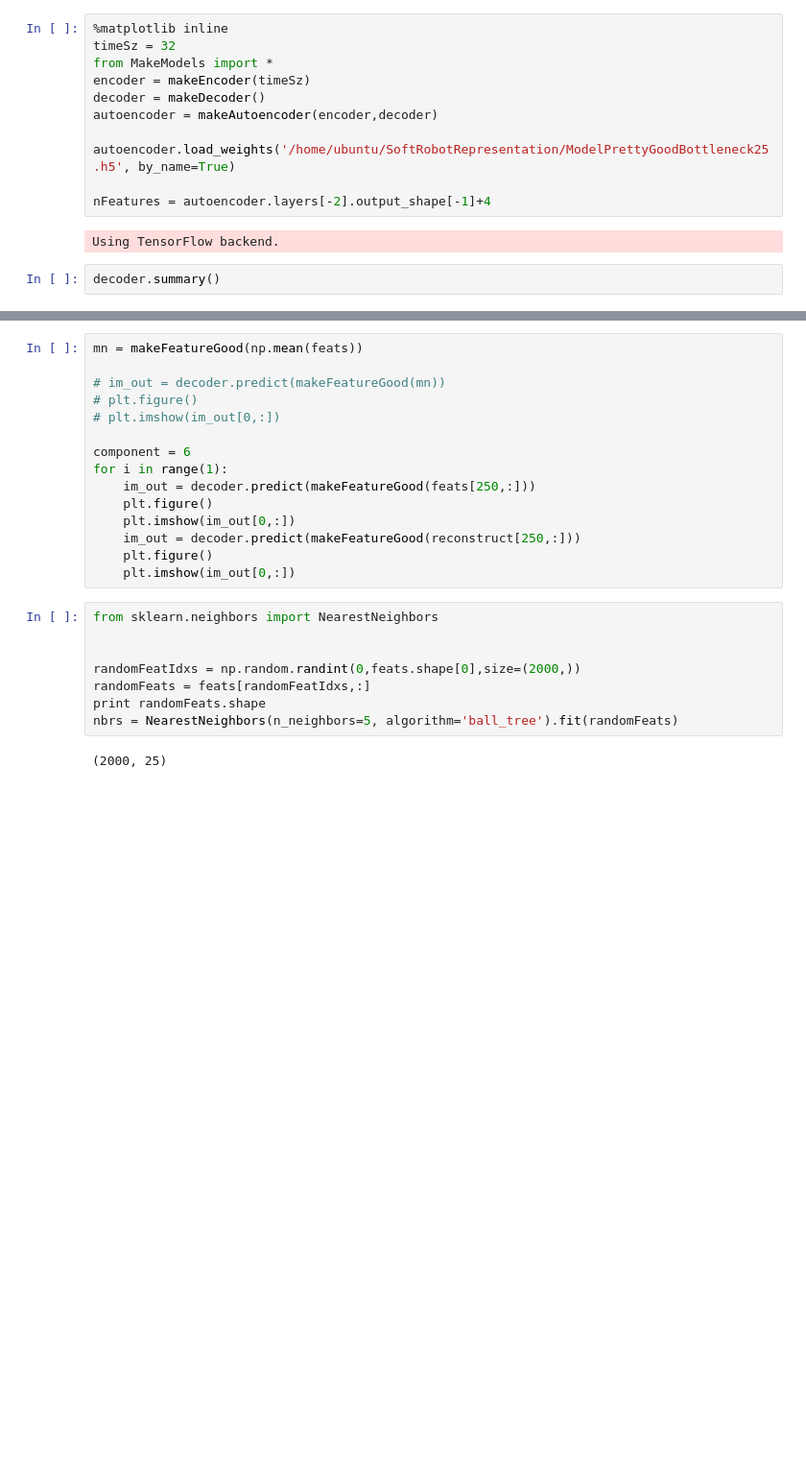
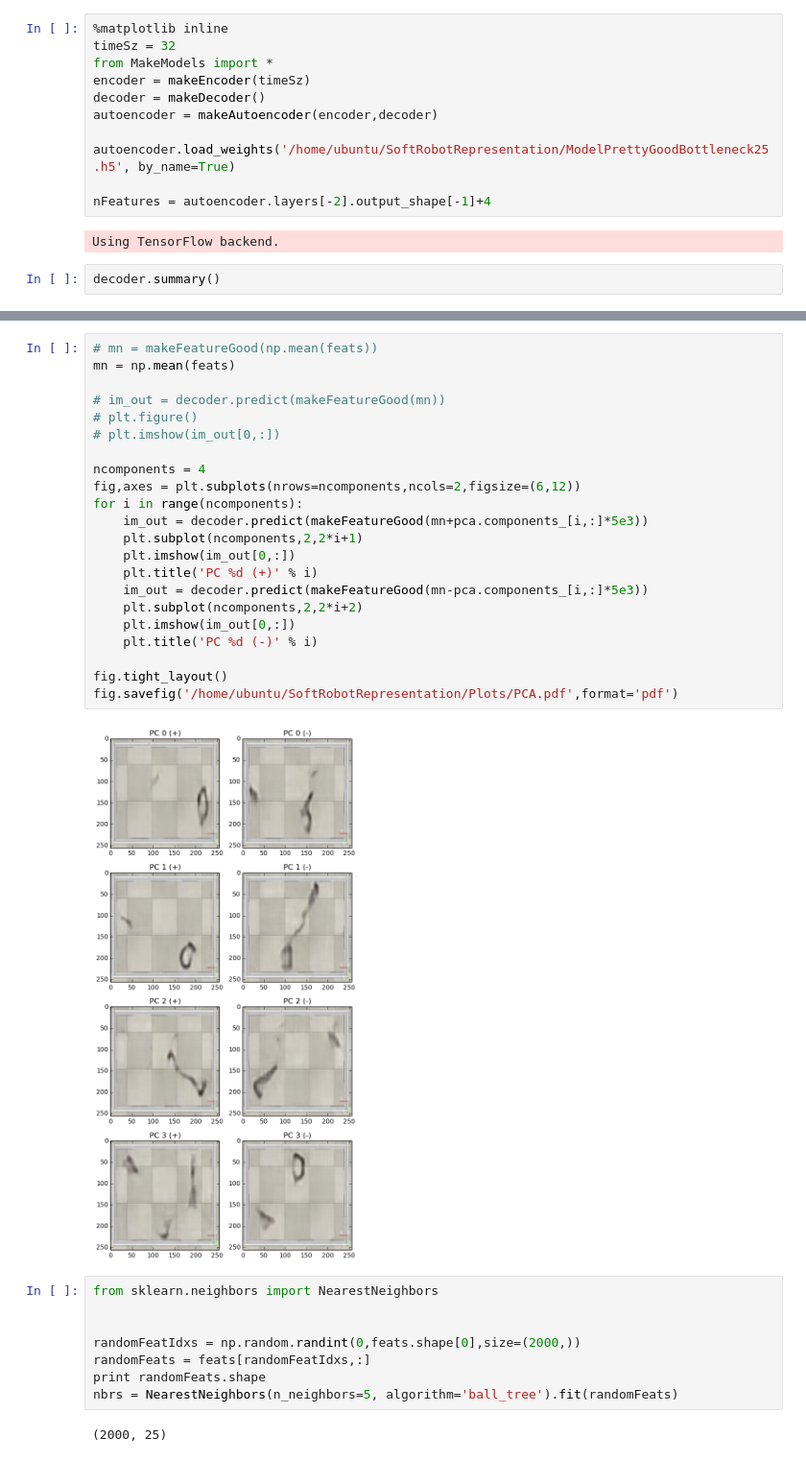
Before and after one commit to josephgreer/SoftRobotRepresentation, a Jupyter notebook: Src/VisualizeRepresentation.ipynb, the cells around one changed output, grey strips where cells are left out. Shown at 96% size. Drawn from its saved outputs; the diff is of its cells as text; blank space fills up the shorter version.

```diff
--- a/Src/VisualizeRepresentation.ipynb
+++ b/Src/VisualizeRepresentation.ipynb
@@ -38,18 +39,27 @@ reconstruct = np.dot(pca.transform(feats),pca.components_)
 # %%
-mn = makeFeatureGood(np.mean(feats))
+# mn = makeFeatureGood(np.mean(feats))
+mn = np.mean(feats)
 
 # im_out = decoder.predict(makeFeatureGood(mn))
 # plt.figure()
 # plt.imshow(im_out[0,:])
 
-component = 6
-for i in range(1):
-    im_out = decoder.predict(makeFeatureGood(feats[250,:]))
-    plt.figure()
+ncomponents = 4
+fig,axes = plt.subplots(nrows=ncomponents,ncols=2,figsize=(6,12))
+for i in range(ncomponents):
+    im_out = decoder.predict(makeFeatureGood(mn+pca.components_[i,:]*5e3))
+    plt.subplot(ncomponents,2,2*i+1)
     plt.imshow(im_out[0,:])
-    im_out = decoder.predict(makeFeatureGood(reconstruct[250,:]))
-    plt.figure()
+    plt.title('PC %d (+)' % i)
+    im_out = decoder.predict(makeFeatureGood(mn-pca.components_[i,:]*5e3))
+    plt.subplot(ncomponents,2,2*i+2)
     plt.imshow(im_out[0,:])
+    plt.title('PC %d (-)' % i)
+
+fig.tight_layout()
+fig.savefig('/home/ubuntu/SoftRobotRepresentation/Plots/PCA.pdf',format='pdf')
+# %% [output]
+[figure, added]
 # %%
 from sklearn.neighbors import NearestNeighbors
 
```
Also changed, not shown: parts of 4 cells of this notebook, 1 other file.
